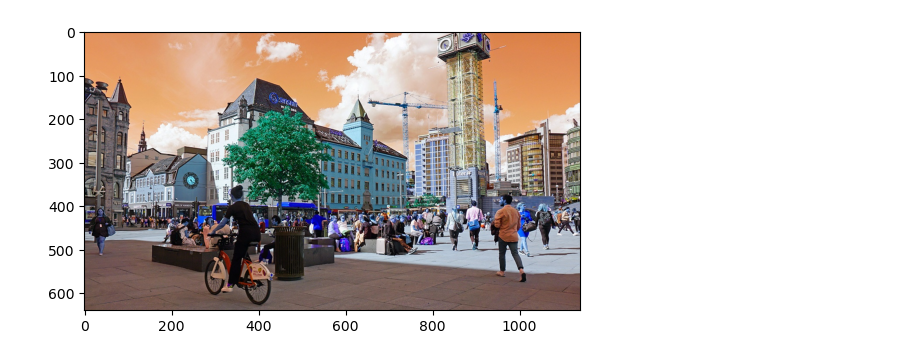
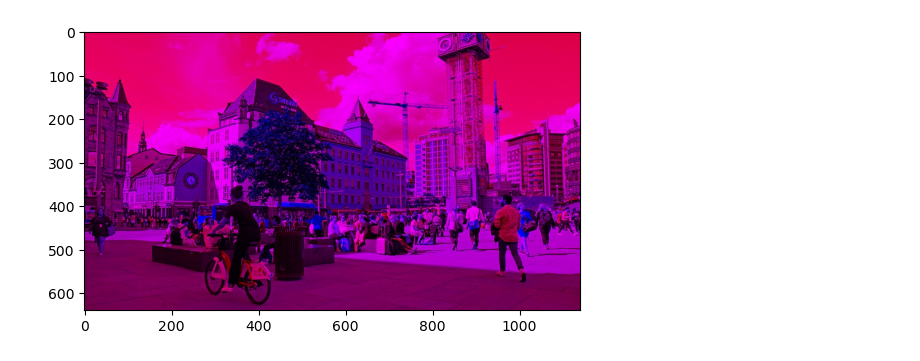
Before and after one commit to eddyfra/papd, a Jupyter notebook: imr/lab1/lab1.ipynb, the cells around one changed output. Saved outputs shown, nothing was run; the diff lists cells and outputs as text; code cells hidden in the pictures.

Commit message:
images commit

```diff
--- a/imr/lab1/lab1.ipynb
+++ b/imr/lab1/lab1.ipynb
@@ -38,6 +48,6 @@ def ImagenColor(imagen, color: int):
     plt.imshow(monocromo)
     plt.show()
 # %%
-ImagenColor("noruega-intro.jpg", 5)
+ImagenColor("noruega-intro.jpg", 30)
 # %% [output]
-[figure, old version]
+[figure, new version]
```
Also changed, not shown: parts of 3 cells of this notebook, 11 other files.
